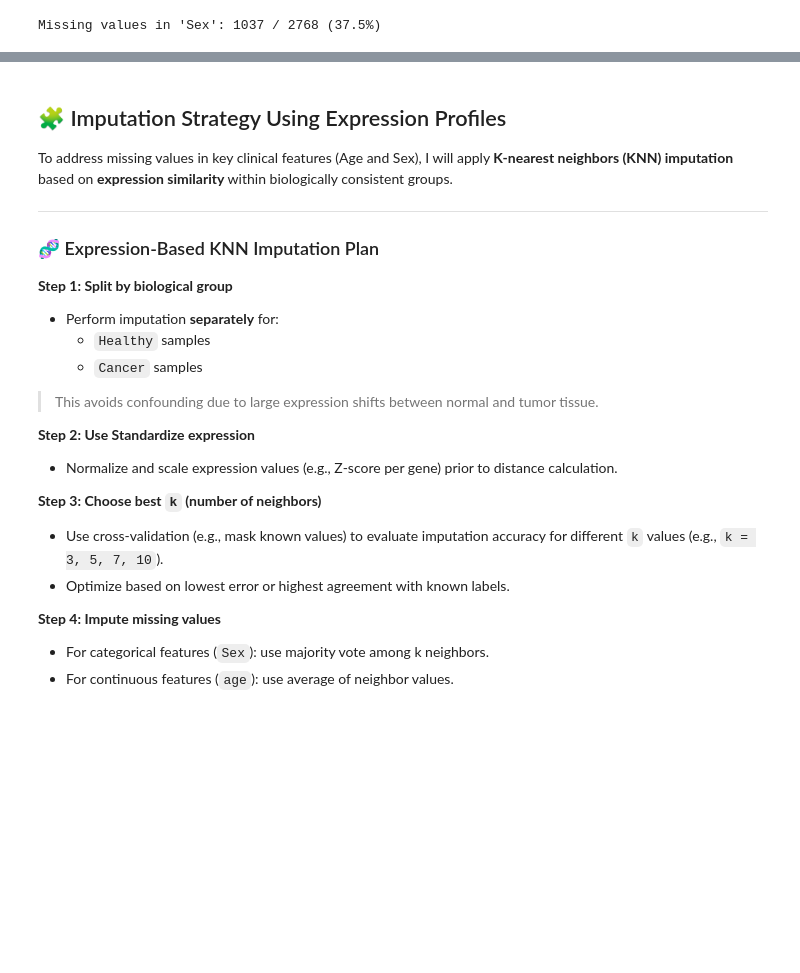
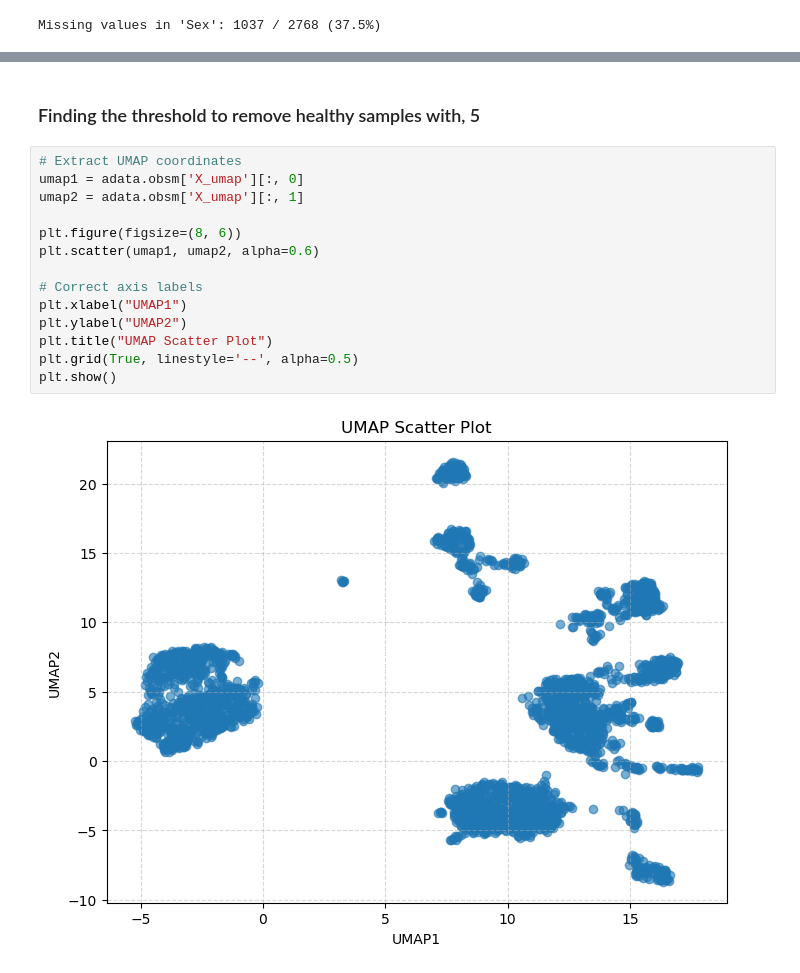
Before and after one commit to RandFa/CRC_cancer, a Jupyter notebook: notebooks/01_EDA_all.ipynb, the cells around one changed output, grey strips where cells are left out. Drawn from its saved outputs; the diff is of its cells as text; blank space fills up the shorter version.

```diff
--- a/notebooks/01_EDA_all.ipynb
+++ b/notebooks/01_EDA_all.ipynb
@@ -543,27 +511,18 @@ sc.pl.umap(adata, color='sample_type', title='UMAP - colored by sample type')
-# %% [markdown]
-## 🧩 Imputation Strategy Using Expression Profiles
-
-To address missing values in key clinical features (Age and Sex), I will apply **K-nearest neighbors (KNN) imputation** based on **expression similarity** within biologically consistent groups.
-
----
-
-### 🧬 Expression-Based KNN Imputation Plan
-
-**Step 1: Split by biological group**
-- Perform imputation **separately** for:
-  - `Healthy` samples
-  - `Cancer` samples
-
-> This avoids confounding due to large expression shifts between normal and tumor tissue.
-
-
-**Step 2: Use Standardize expression**
-- Normalize and scale expression values (e.g., Z-score per gene) prior to distance calculation.
-
-**Step 3: Choose best `k` (number of neighbors)**
-- Use cross-validation (e.g., mask known values) to evaluate imputation accuracy for different `k` values (e.g., `k = 3, 5, 7, 10`).
-- Optimize based on lowest error or highest agreement with known labels.
-
-**Step 4: Impute missing values**
-- For categorical features (`Sex`): use majority vote among k neighbors.
-- For continuous features (`age`): use average of neighbor values.
+# %% [markdown]
+### Finding the threshold to remove healthy samples with, 5
+# %%
+# Extract UMAP coordinates
+umap1 = adata.obsm['X_umap'][:, 0]
+umap2 = adata.obsm['X_umap'][:, 1]
+
+plt.figure(figsize=(8, 6))
+plt.scatter(umap1, umap2, alpha=0.6)
+
+# Correct axis labels
+plt.xlabel("UMAP1")
+plt.ylabel("UMAP2")
+plt.title("UMAP Scatter Plot")
+plt.grid(True, linestyle='--', alpha=0.5)
+plt.show()
+# %% [output]
+[figure, added]
```
Also changed, not shown: parts of 26 cells of this notebook, 1 other file.
